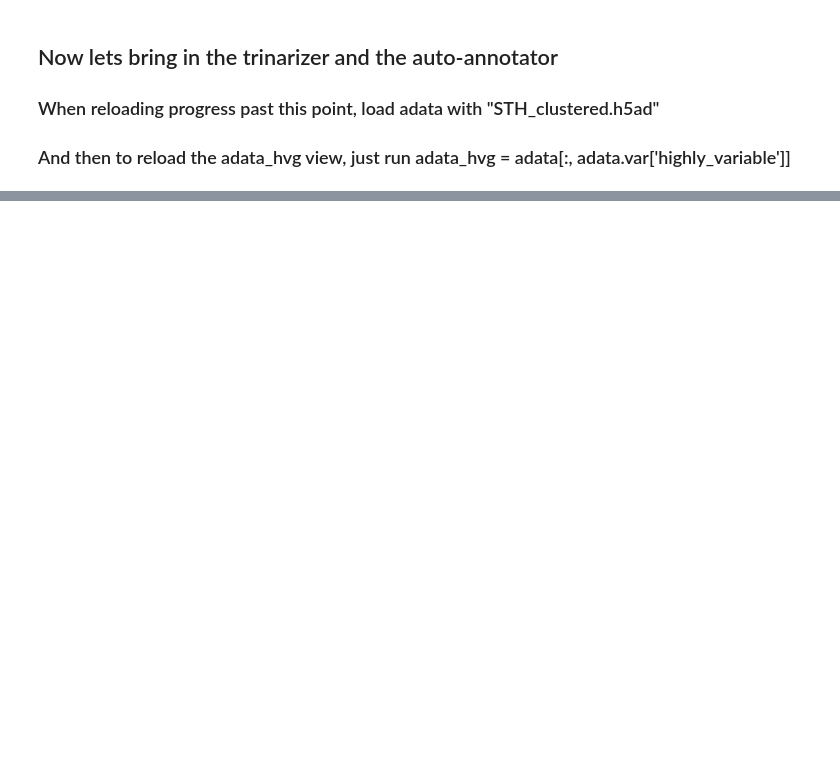
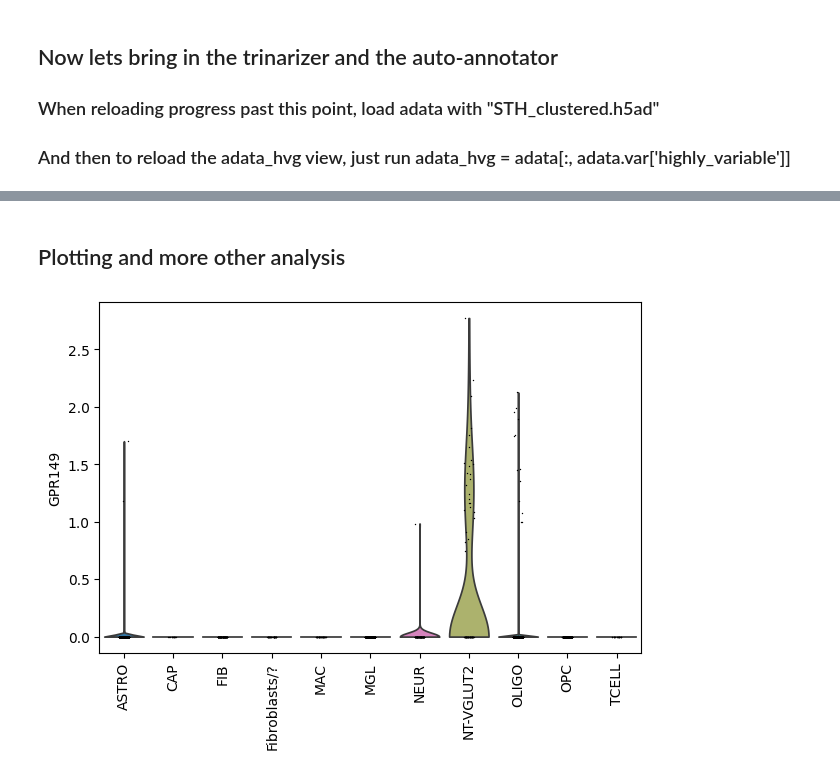
Before and after one commit to saatvik-viniak/sc-RNA-atlas, a Jupyter notebook: sample_scanpy.ipynb, the cells around one changed output, grey strips where cells are left out. Saved outputs shown, nothing was run; the diff lists cells and outputs as text; code cells hidden in the pictures; blank space fills up the shorter version.

```diff
--- a/sample_scanpy.ipynb
+++ b/sample_scanpy.ipynb
@@ -447,0 +516,11 @@ adata = add_annotations_to_adata(adata, annotations, cluster_key="leiden", obs_k
+# %%
+adata.uns['markers'] = markers
+# %%
+adata.var.index.name = None
+
+if adata.raw is not None:
+    raw_adata = adata.raw.to_adata()
+    raw_adata.var.index.name = None
+    adata.raw = raw_adata
+
+adata.write_h5ad('annotated.h5ad')
@@ -447,0 +544,11 @@ adata = add_annotations_to_adata(adata, annotations, cluster_key="leiden", obs_k
+# %% [markdown]
+## Plotting and more other analysis
+# %%
+sc.pl.violin(
+    adata,
+    ['GPR149'],
+    groupby='cell_type',
+    rotation=90  # Rotates the x-axis labels vertically
+)
+# %% [output]
+[figure, added]
```
Also changed, not shown: parts of 27 cells of this notebook.
